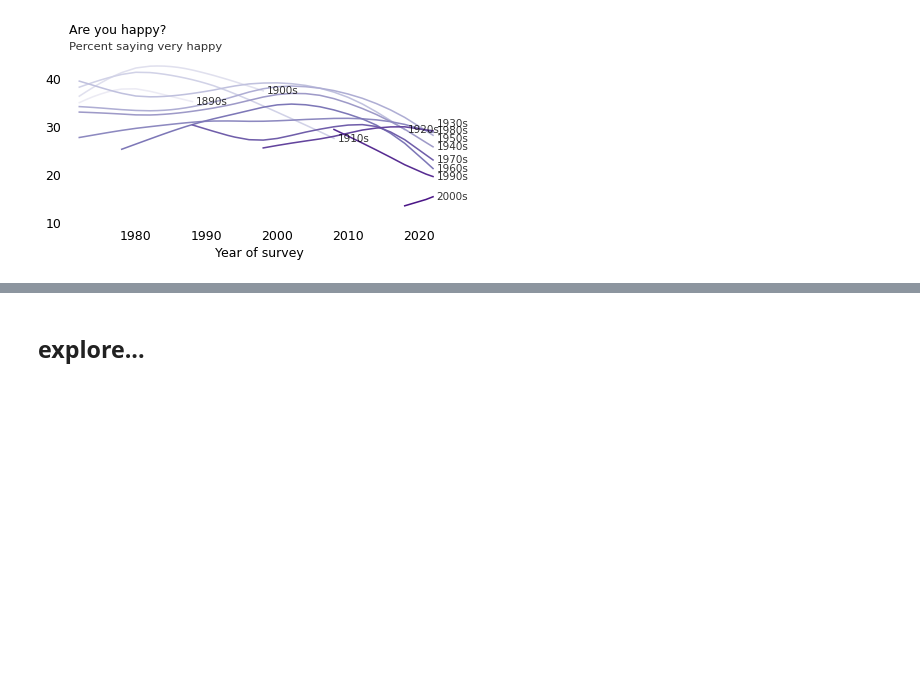
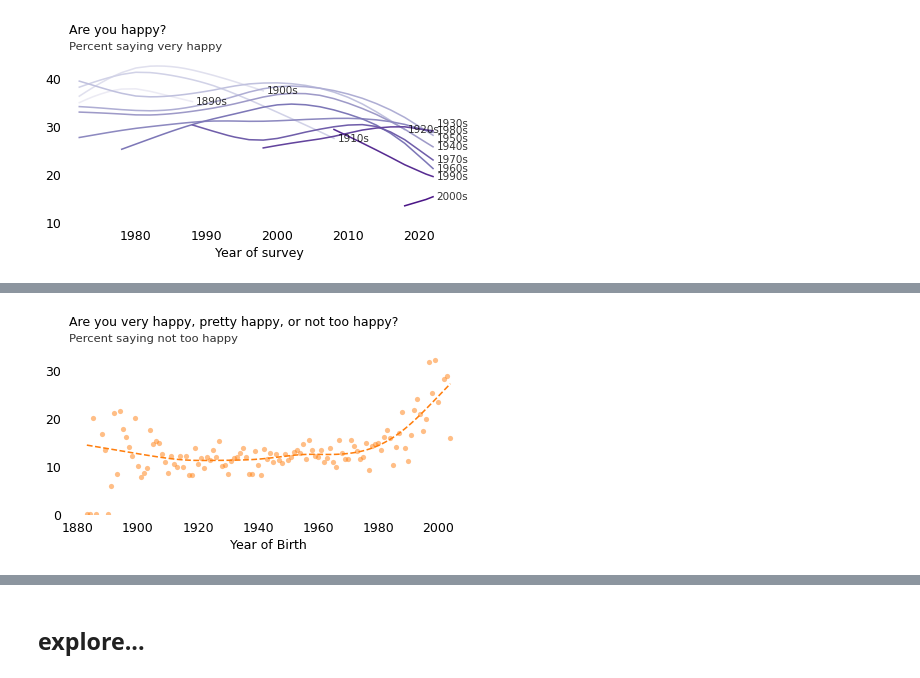
Before and after one commit to AllenDowney/ProbablyOverthinkingIt, a Jupyter notebook: examples/optimism.ipynb, the cells around one changed output, grey strips where cells are left out. Drawn from its saved outputs; the diff is of its cells as text; code cells hidden in the pictures; blank space fills up the shorter version.

```diff
--- a/examples/optimism.ipynb
+++ b/examples/optimism.ipynb
@@ -385,0 +420,6 @@ plt.savefig(f"optimism_{yvar}_by_cohort_over_year", dpi=300)
+# %%
+plot_by_cohort(gss, yvar, yval)
+decorate_by_cohort()
+plt.savefig(f"optimism_{yvar}2_by_cohort", dpi=300)
+# %% [output]
+[figure, added]
```
Also changed, not shown: parts of 11 cells of this notebook.
